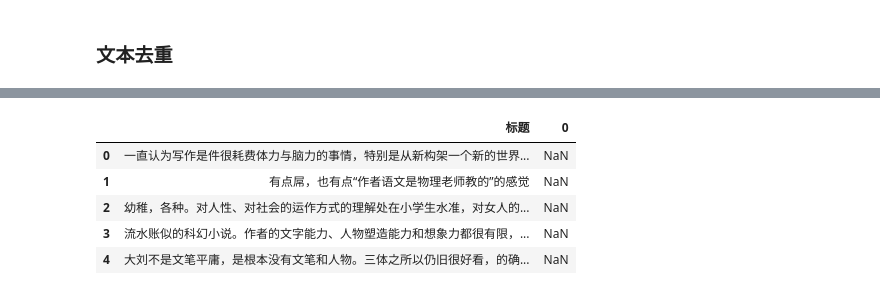
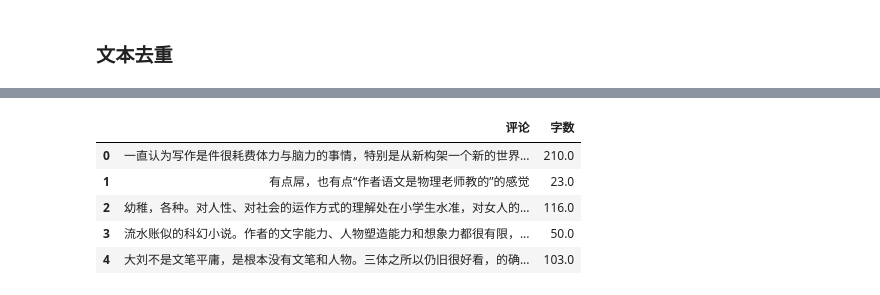
Before and after one commit to coderyjc/STDU-Curriculum, a Jupyter notebook: Python/toturial4-emotion-analysis/alysis.ipynb, the cells around one changed output, grey strips where cells are left out. Cells and saved outputs as stored; diff of their text form; code cells hidden in the pictures.

```diff
--- a/Python/toturial4-emotion-analysis/alysis.ipynb
+++ b/Python/toturial4-emotion-analysis/alysis.ipynb
@@ -39,18 +12,30 @@ Length: 501, dtype: int64
 # %%
+# 去除3行重复的评论
+comment_unique = Data.drop_duplicates()
 
-# 下面的语句将iPhoneX_comment_compress和length连接，生成一个新的对象
+# 形状
+comment_unique.shape
+
+# 统计每条评论的字数
+length = [len(i) for i in comment_unique.iloc[:,0]]
+length = pd.DataFrame(length)
+
+
+# 将iPhoneX_comment_compress和length连接，生成一个新的对象
 DataClear = pd.concat([comment_unique, length],axis=1)
 
 #重新命名列名
 DataClear.columns = ["评论", '字数']
-DataClear = pd.concat([comment_unique, length],axis=1)
+
+# 删除评论长度<6的评论
+Comment = DataClear[DataClear["字数"] > 5]
 
 #获取前5条记录
 DataClear.head(5)
 # %% [output]
-|  | 标题 | 0 |
-| 0 | 一直认为写作是件很耗费体力与脑力的事情，特别是从新构架一个新的世界... | NaN |
-| 1 | 有点屌，也有点“作者语文是物理老师教的”的感觉 | NaN |
-| 2 | 幼稚，各种。对人性、对社会的运作方式的理解处在小学生水准，对女人的... | NaN |
-| 3 | 流水账似的科幻小说。作者的文字能力、人物塑造能力和想象力都很有限，... | NaN |
-| 4 | 大刘不是文笔平庸，是根本没有文笔和人物。三体之所以仍旧很好看，的确... | NaN |
+|  | 评论 | 字数 |
+| 0 | 一直认为写作是件很耗费体力与脑力的事情，特别是从新构架一个新的世界... | 210.0 |
+| 1 | 有点屌，也有点“作者语文是物理老师教的”的感觉 | 23.0 |
+| 2 | 幼稚，各种。对人性、对社会的运作方式的理解处在小学生水准，对女人的... | 116.0 |
+| 3 | 流水账似的科幻小说。作者的文字能力、人物塑造能力和想象力都很有限，... | 50.0 |
+| 4 | 大刘不是文笔平庸，是根本没有文笔和人物。三体之所以仍旧很好看，的确... | 103.0 |
```
Also changed, not shown: parts of 16 cells of this notebook, 7 other files.
